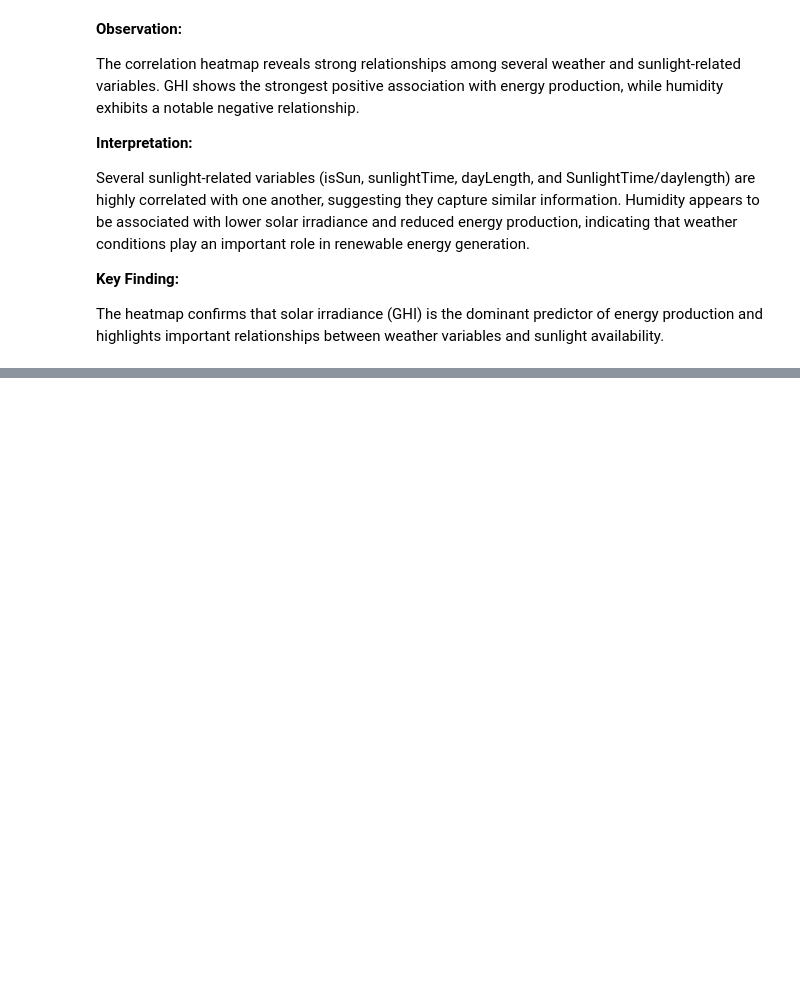
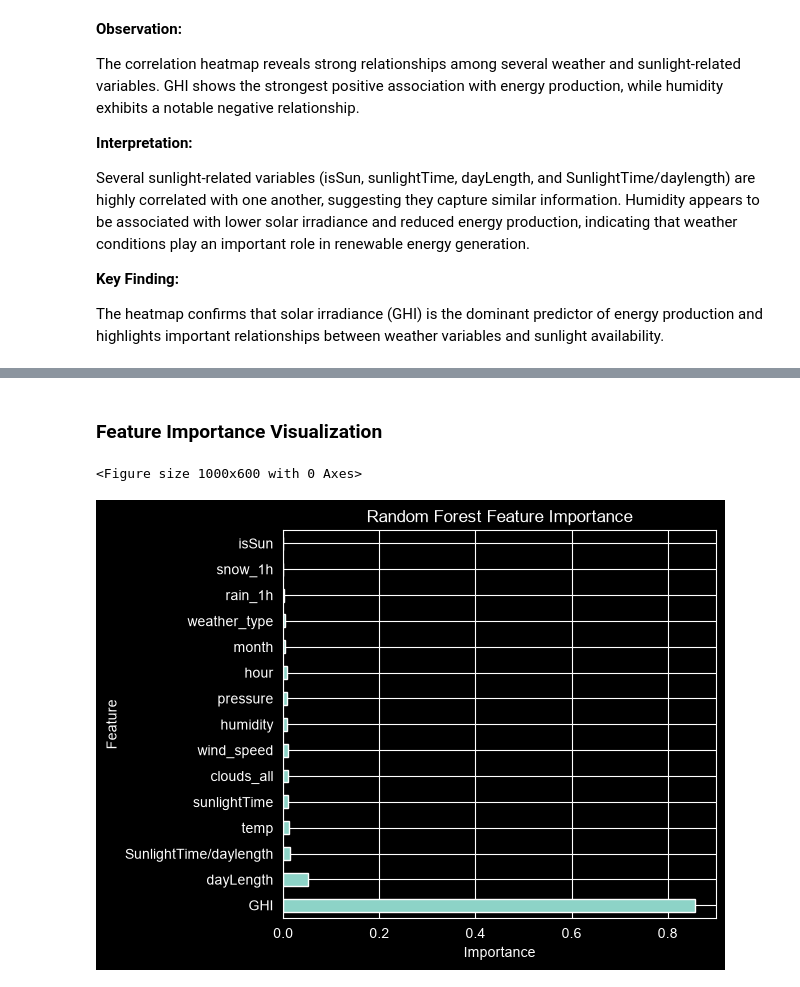
Before and after one commit to raminrad96/renewable-energy-intelligence, a Jupyter notebook: notebooks/01_data_understanding.ipynb, the cells around one changed output, grey strips where cells are left out. Saved outputs shown, nothing was run; the diff lists cells and outputs as text; code cells hidden in the pictures; blank space fills up the shorter version.

```diff
--- a/notebooks/01_data_understanding.ipynb
+++ b/notebooks/01_data_understanding.ipynb
@@ -490,0 +737,8 @@ The heatmap confirms that solar irradiance (GHI) is the dominant predictor of en
+# %%
+from sklearn.linear_model import LinearRegression
+
+lr_model = LinearRegression()
+
+lr_model.fit(X_train, y_train)
+
+print("Linear Regression model trained successfully.")
@@ -490,0 +883,12 @@ The heatmap confirms that solar irradiance (GHI) is the dominant predictor of en
+# %%
+feature_importance = pd.DataFrame({
+    "Feature": X.columns,
+    "Importance": rf_model.feature_importances_
+})
+
+feature_importance = feature_importance.sort_values(
+    by="Importance",
+    ascending=False
+)
+
+feature_importance
@@ -490,0 +924,30 @@ The heatmap confirms that solar irradiance (GHI) is the dominant predictor of en
+# %% [markdown]
+### Feature Importance Visualization
+# %%
+import matplotlib.pyplot as plt
+
+plt.figure(figsize=(10, 6))
+
+feature_importance.plot(
+    x="Feature",
+    y="Importance",
+    kind="barh",
+    legend=False
+)
+
+plt.title("Random Forest Feature Importance")
+plt.xlabel("Importance")
+plt.ylabel("Feature")
+
+plt.tight_layout()
+
+plt.savefig(
+    "../outputs/figures/08_feature_importance.png",
+    dpi=300,
+    bbox_inches="tight"
+)
+
+plt.show()
+# %% [output]
+<Figure size 1000x600 with 0 Axes>
+[figure, added]
```
Also changed, not shown: parts of 51 cells of this notebook, 8 other files.
